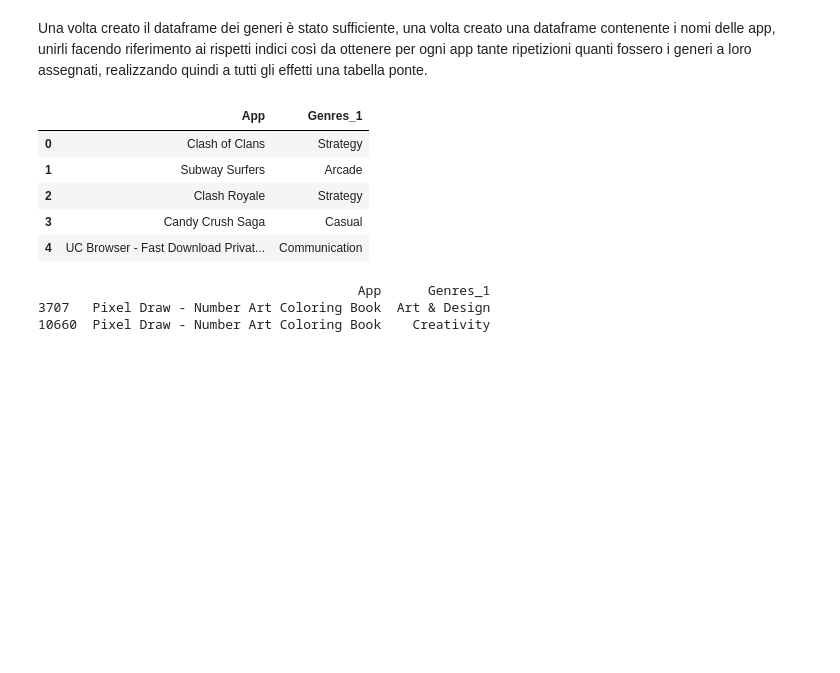
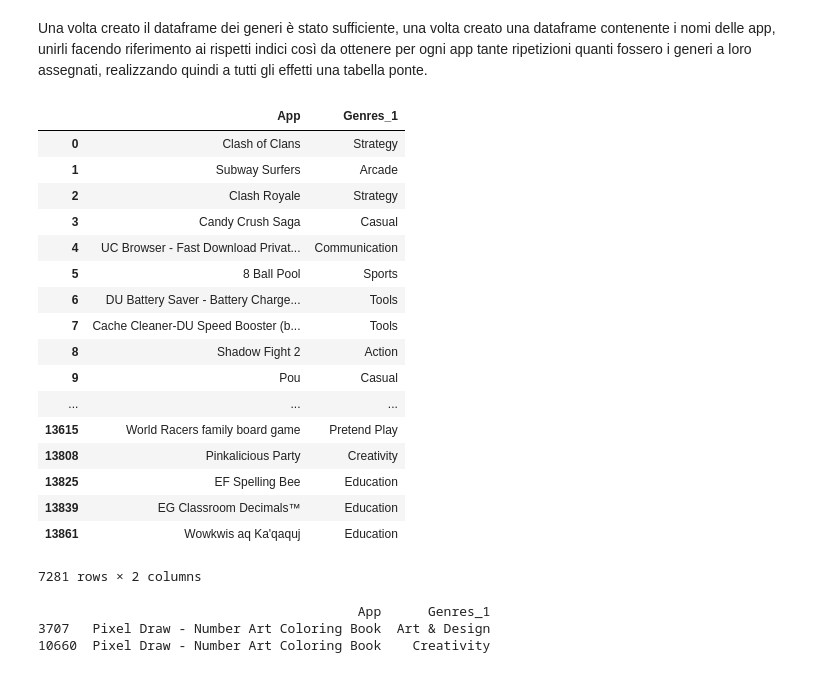
Before and after one commit to faber6911/Foundation-of-Computer-Science-project, a Jupyter notebook: FOCS_Project.ipynb, the cells around one changed output. Saved outputs shown, nothing was run; the diff lists cells and outputs as text; code cells hidden in the pictures; blank space fills up the shorter version.

```diff
--- a/FOCS_Project.ipynb
+++ b/FOCS_Project.ipynb
@@ -435,19 +459,32 @@ app = data_nomis['App']
 # %% [markdown]
 Una volta creato il dataframe dei generi è stato sufficiente, una volta creato una dataframe contenente i nomi delle app, unirli facendo riferimento ai rispetti indici così da ottenere per ogni app tante ripetizioni quanti fossero i generi a loro assegnati, realizzando quindi a tutti gli effetti una tabella ponte.
 # %%
+#Bridgind table
 genres_1 = pd.merge(genres, app.to_frame(), left_index = True, right_index = True)\
            .melt(id_vars = ['App'], value_name = "Genres_1")\
            .drop("variable", axis = 1)\
-           .dropna() #Bridgind table
-genres_1.head()
+           .dropna() #per evitare che le app non aventi un secondo genere si ripresentino.
+genres_1
 #Così ho realizzato la tabella ponte
 # %% [output]
 |  | App | Genres_1 |
 | 0 | Clash of Clans | Strategy |
 | 1 | Subway Surfers | Arcade |
 | 2 | Clash Royale | Strategy |
 | 3 | Candy Crush Saga | Casual |
 | 4 | UC Browser - Fast Download Privat... | Communication |
+| 5 | 8 Ball Pool | Sports |
+| 6 | DU Battery Saver - Battery Charge... | Tools |
+| 7 | Cache Cleaner-DU Speed Booster (b... | Tools |
+| 8 | Shadow Fight 2 | Action |
+| 9 | Pou | Casual |
+| ... | ... | ... |
+| 13615 | World Racers family board game | Pretend Play |
+| 13808 | Pinkalicious Party | Creativity |
+| 13825 | EF Spelling Bee | Education |
+| 13839 | EG Classroom Decimals™ | Education |
+| 13861 | Wowkwis aq Ka'qaquj | Education |
+7281 rows × 2 columns
 # %%
 print(genres_1[genres_1['App'] == 'Pixel Draw - Number Art Coloring Book']) #Did it
 # %% [output]
```
Also changed, not shown: parts of 6 cells of this notebook.
